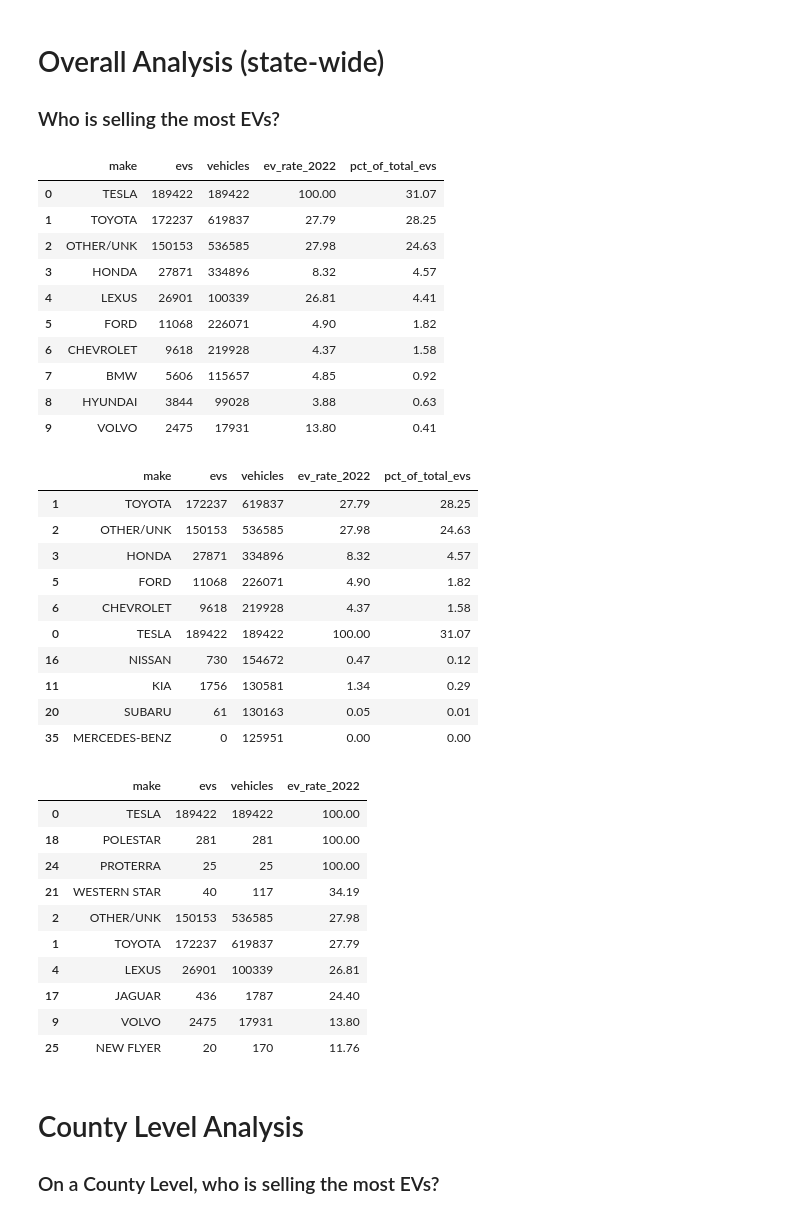
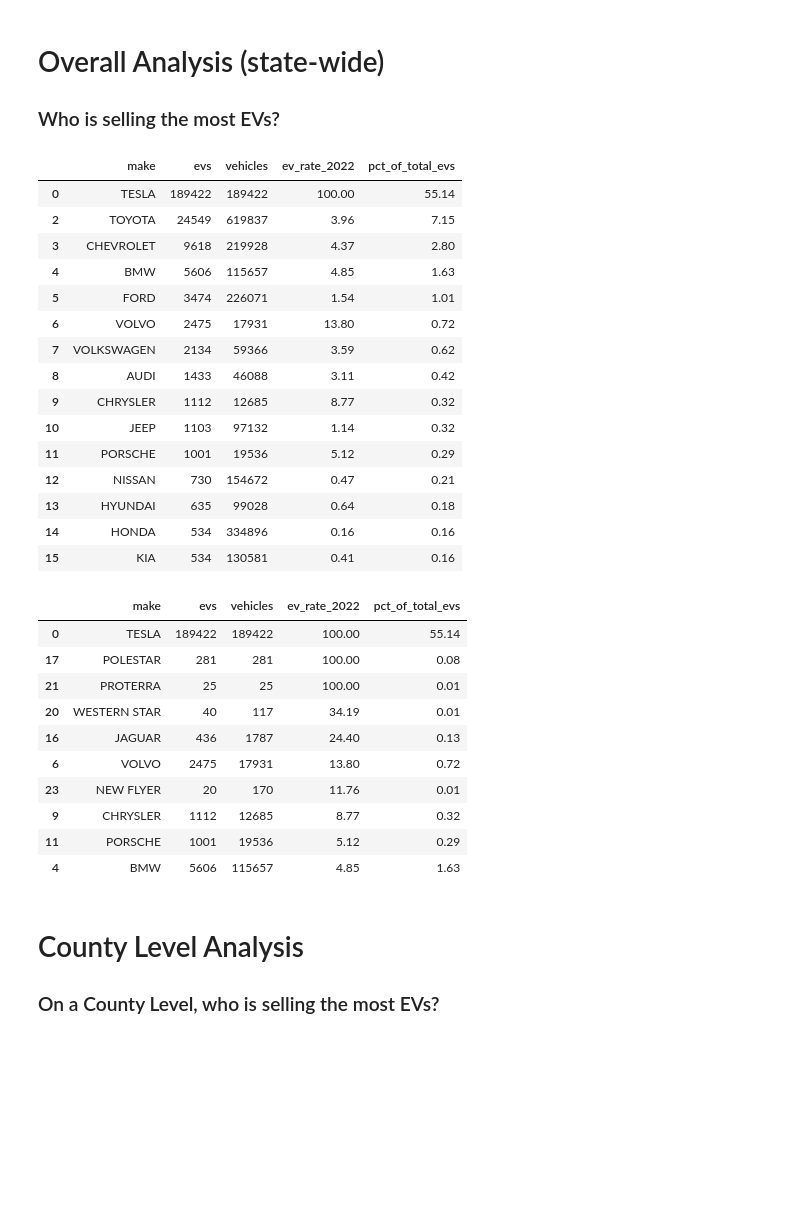
Before and after one commit to danwilentz/california_ev_adoption_rate, a Jupyter notebook: analysis/makes_analysis.ipynb, the cells around one changed output. Drawn from its saved outputs; the diff is of its cells as text; code cells hidden in the pictures; blank space fills up the shorter version.

```diff
--- a/analysis/makes_analysis.ipynb
+++ b/analysis/makes_analysis.ipynb
@@ -45,7 +45,7 @@ fuel_dict = {'Battery Electric': 'ZEV',
             'Diesel and Diesel Hybrid': 'Fuel',
             'Flex-Fuel': 'Fuel',
             'Gasoline': 'Fuel',
-            'Hybrid Gasoline': 'Hybrid',
+            'Hybrid Gasoline': 'Fuel',
             'Hydrogen Fuel Cell': 'ZEV',
             'Natural Gas': 'Fuel',
             'Other': 'Fuel',
@@ -79,51 +79,46 @@ See the caveats in the documentation: https://pandas.pydata.org/pandas-docs/stab
 # %%
 makes_summary_2022 = raw_newest.groupby('make')[['evs', 'vehicles']].sum().sort_values(by = 'evs', ascending = False).reset_index()
 makes_summary_2022['ev_rate_2022'] = round(makes_summary_2022['evs']/makes_summary_2022['vehicles']*100, 2)
 total_evs = makes_summary_2022['evs'].sum()
 makes_summary_2022['pct_of_total_evs'] = round(makes_summary_2022['evs']/total_evs*100, 2)
-makes_summary_2022.head(10)
+makes_summary_2022[makes_summary_2022['make'] != 'OTHER/UNK'].head(15)
+# makes_summary_2022[makes_summary_2022['make'] != 'OTHER/UNK'].head(10).to_csv('herro.csv')
 # %% [output]
 |  | make | evs | vehicles | ev_rate_2022 | pct_of_total_evs |
-| 0 | TESLA | 189422 | 189422 | 100.00 | 31.07 |
-| 1 | TOYOTA | 172237 | 619837 | 27.79 | 28.25 |
-| 2 | OTHER/UNK | 150153 | 536585 | 27.98 | 24.63 |
-| 3 | HONDA | 27871 | 334896 | 8.32 | 4.57 |
-| 4 | LEXUS | 26901 | 100339 | 26.81 | 4.41 |
-| 5 | FORD | 11068 | 226071 | 4.90 | 1.82 |
-| 6 | CHEVROLET | 9618 | 219928 | 4.37 | 1.58 |
-| 7 | BMW | 5606 | 115657 | 4.85 | 0.92 |
-| 8 | HYUNDAI | 3844 | 99028 | 3.88 | 0.63 |
-| 9 | VOLVO | 2475 | 17931 | 13.80 | 0.41 |
+| 0 | TESLA | 189422 | 189422 | 100.00 | 55.14 |
+| 2 | TOYOTA | 24549 | 619837 | 3.96 | 7.15 |
+| 3 | CHEVROLET | 9618 | 219928 | 4.37 | 2.80 |
+| 4 | BMW | 5606 | 115657 | 4.85 | 1.63 |
+| 5 | FORD | 3474 | 226071 | 1.54 | 1.01 |
+| 6 | VOLVO | 2475 | 17931 | 13.80 | 0.72 |
+| 7 | VOLKSWAGEN | 2134 | 59366 | 3.59 | 0.62 |
+| 8 | AUDI | 1433 | 46088 | 3.11 | 0.42 |
+| 9 | CHRYSLER | 1112 | 12685 | 8.77 | 0.32 |
+| 10 | JEEP | 1103 | 97132 | 1.14 | 0.32 |
+| 11 | PORSCHE | 1001 | 19536 | 5.12 | 0.29 |
+| 12 | NISSAN | 730 | 154672 | 0.47 | 0.21 |
+| 13 | HYUNDAI | 635 | 99028 | 0.64 | 0.18 |
+| 14 | HONDA | 534 | 334896 | 0.16 | 0.16 |
+| 15 | KIA | 534 | 130581 | 0.41 | 0.16 |
 # %%
 # Who's selling the most cars, overall
-makes_summary_2022.sort_values(by = 'vehicles', ascending = False).head(10)
+makes_summary_2022[makes_summary_2022['make'] != 'OTHER/UNK'].sort_values(by = 'vehicles', ascending = False).head(10)
+makes_summary_2022[makes_summary_2022['make'] != 'OTHER/UNK'].sort_values(by = 'vehicles', ascending = False).head(10).to_csv('herro.csv')
-# %% [output]
-|  | make | evs | vehicles | ev_rate_2022 | pct_of_total_evs |
-| 1 | TOYOTA | 172237 | 619837 | 27.79 | 28.25 |
-| 2 | OTHER/UNK | 150153 | 536585 | 27.98 | 24.63 |
-| 3 | HONDA | 27871 | 334896 | 8.32 | 4.57 |
-| 5 | FORD | 11068 | 226071 | 4.90 | 1.82 |
-| 6 | CHEVROLET | 9618 | 219928 | 4.37 | 1.58 |
-| 0 | TESLA | 189422 | 189422 | 100.00 | 31.07 |
-| 16 | NISSAN | 730 | 154672 | 0.47 | 0.12 |
-| 11 | KIA | 1756 | 130581 | 1.34 | 0.29 |
-| 20 | SUBARU | 61 | 130163 | 0.05 | 0.01 |
-| 35 | MERCEDES-BENZ | 0 | 125951 | 0.00 | 0.00 |
 # %%
 # Who has the highest rate of EV sales of all car sales?
-makes_summary_2022.sort_values(by = 'ev_rate_2022', ascending = False).head(10)
+makes_summary_2022[makes_summary_2022['make'] != 'OTHER/UNK'].sort_values(by = 'ev_rate_2022', ascending = False).head(10)
 # %% [output]
-|  | make | evs | vehicles | ev_rate_2022 |
-| 0 | TESLA | 189422 | 189422 | 100.00 |
-| 18 | POLESTAR | 281 | 281 | 100.00 |
-| 24 | PROTERRA | 25 | 25 | 100.00 |
-| 21 | WESTERN STAR | 40 | 117 | 34.19 |
-| 2 | OTHER/UNK | 150153 | 536585 | 27.98 |
-| 1 | TOYOTA | 172237 | 619837 | 27.79 |
-| 4 | LEXUS | 26901 | 100339 | 26.81 |
-| 17 | JAGUAR | 436 | 1787 | 24.40 |
-| 9 | VOLVO | 2475 | 17931 | 13.80 |
-| 25 | NEW FLYER | 20 | 170 | 11.76 |
+|  | make | evs | vehicles | ev_rate_2022 | pct_of_total_evs |
+| 0 | TESLA | 189422 | 189422 | 100.00 | 55.14 |
+| 17 | POLESTAR | 281 | 281 | 100.00 | 0.08 |
+| 21 | PROTERRA | 25 | 25 | 100.00 | 0.01 |
+| 20 | WESTERN STAR | 40 | 117 | 34.19 | 0.01 |
+| 16 | JAGUAR | 436 | 1787 | 24.40 | 0.13 |
+| 6 | VOLVO | 2475 | 17931 | 13.80 | 0.72 |
+| 23 | NEW FLYER | 20 | 170 | 11.76 | 0.01 |
+| 9 | CHRYSLER | 1112 | 12685 | 8.77 | 0.32 |
+| 11 | PORSCHE | 1001 | 19536 | 5.12 | 0.29 |
+| 4 | BMW | 5606 | 115657 | 4.85 | 1.63 |
 # %% [markdown]
 # County Level Analysis
 ### On a County Level, who is selling the most EVs?
```
Also changed, not shown: parts of 9 cells of this notebook, 13 other files.
